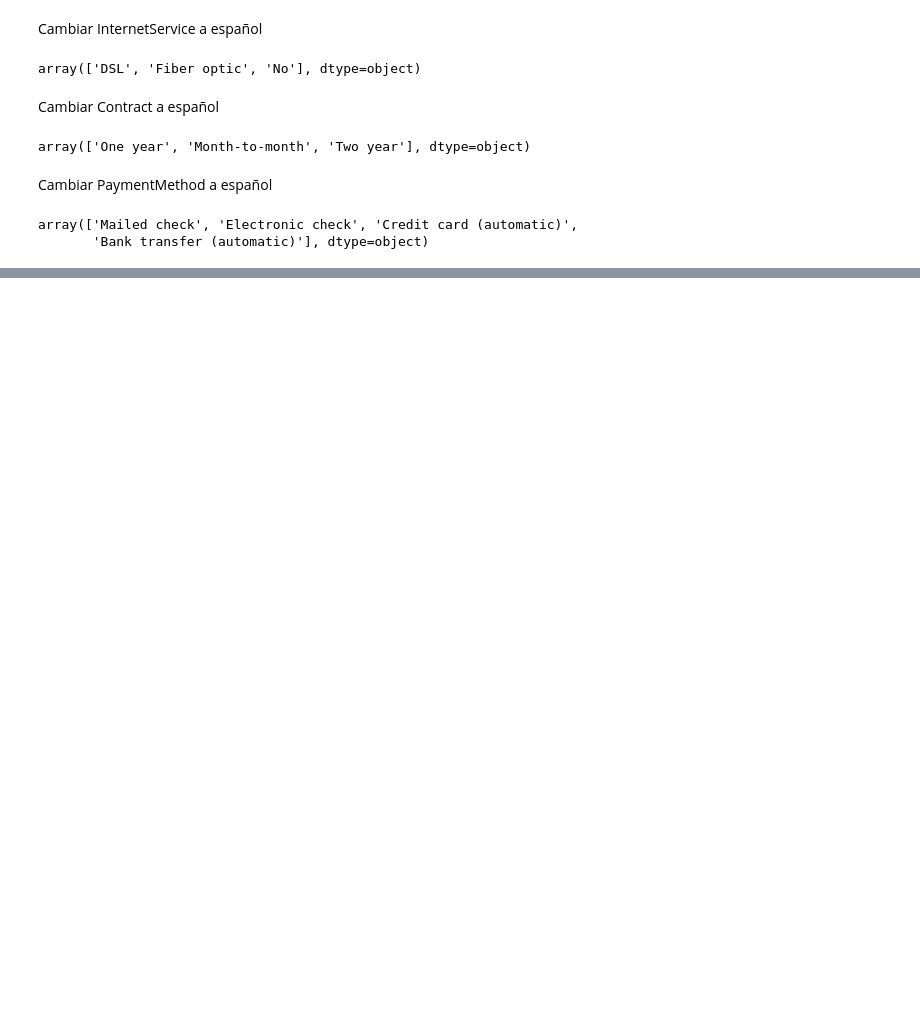
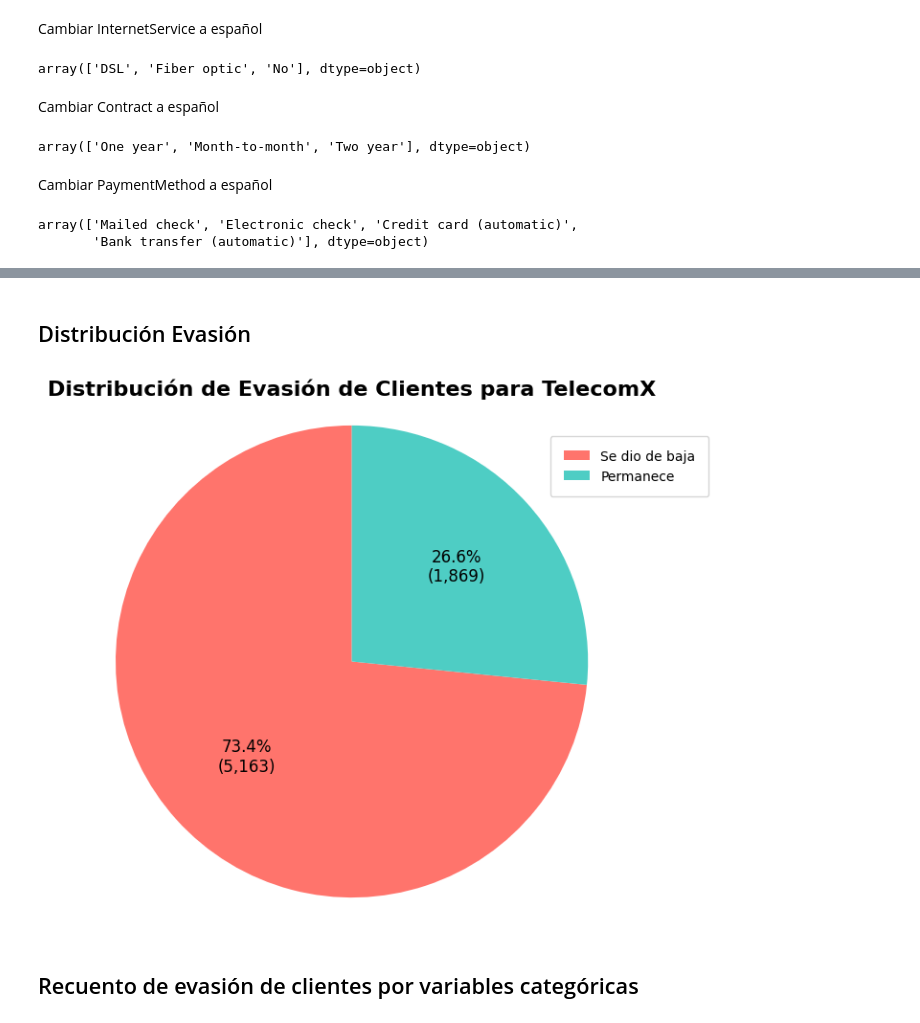
Before and after one commit to CristianRiascos/Alura-TelecomX-Challenge, a Jupyter notebook: Challenge_Etapa2.ipynb, the cells around one changed output, grey strips where cells are left out. Saved outputs shown, nothing was run; the diff lists cells and outputs as text; code cells hidden in the pictures; blank space fills up the shorter version.

Commit message:
add analysis for both categorical and numerical data

```diff
--- a/Challenge_Etapa2.ipynb
+++ b/Challenge_Etapa2.ipynb
@@ -113,9 +113,9 @@ PaymentMethod : 0 espacios
 Charges.Monthly : 0 espacios
 Charges.Total : 11 espacios
 # %%
-# La cantidad de datos con espacios y nulos es poca (0.15%), se deciden eliminar estos registros
-data = data[ ~data['Charges.Total'].str.isspace() ]
-data[ 'Charges.Total' ].str.isspace().sum()
+# La cantidad de datos con espacios en Churn (3.08%) y Charges.Total (0.15%) son pocas, se deciden eliminar estos registros
+data = data[ ~( data['Churn'].str.strip() == '' ) ]
+data = data[ ~( data['Charges.Total'].str.strip() == '' ) ]
 data.reset_index( drop=True, inplace=True )
 # %% [markdown]
 ## Corrección de formatos
@@ -167,3 +173,8 @@ data.head(4)
+# %%
+data['SeniorCitizen'] = data['SeniorCitizen'].map({
+    0: 'No',
+    1: 'Sí'
+})
 # %% [markdown]
 Cambiar InternetService a español
 # %%
@@ -202,0 +231,31 @@ data['PaymentMethod'] = data['PaymentMethod'].apply( lambda x: x \
+# %% [markdown]
+## Distribución Evasión
+# %%
+# Obtener el conteo de datos de la variable Churn
+evasion = data['Churn'].value_counts()
+total = sum(evasion.values)
+
+# Cambiar a etiquetas más legibles para la leyenda
+evasion.index = evasion.index.map({
+    'Yes': 'Permanece',
+    'No': 'Se dio de baja'
+})
+
+# Realizar el gráfico
+plt.figure(figsize=(7, 7))
+plt.pie( evasion.values,
+         autopct=lambda pct: f'{pct:.1f}%\n({int(round(pct * total / 100.0)):,})',
+         textprops={'fontsize': 12},
+         startangle=90,
+         colors=['#FF746C', '#4ecdc4']
+         )
+
+# Modificar título y leyenda
+plt.title( 'Distribución de Evasión de Clientes para TelecomX', fontsize=16, fontweight='bold' )
+plt.axis('equal')
+plt.legend( evasion.index,  loc='upper right', bbox_to_anchor=(1.20, 0.95), borderpad=1.0 )
+plt.show()
+# %% [output]
+[figure, added]
+# %% [markdown]
+## Recuento de evasión de clientes por variables categóricas
```
Also changed, not shown: parts of 38 cells of this notebook.
